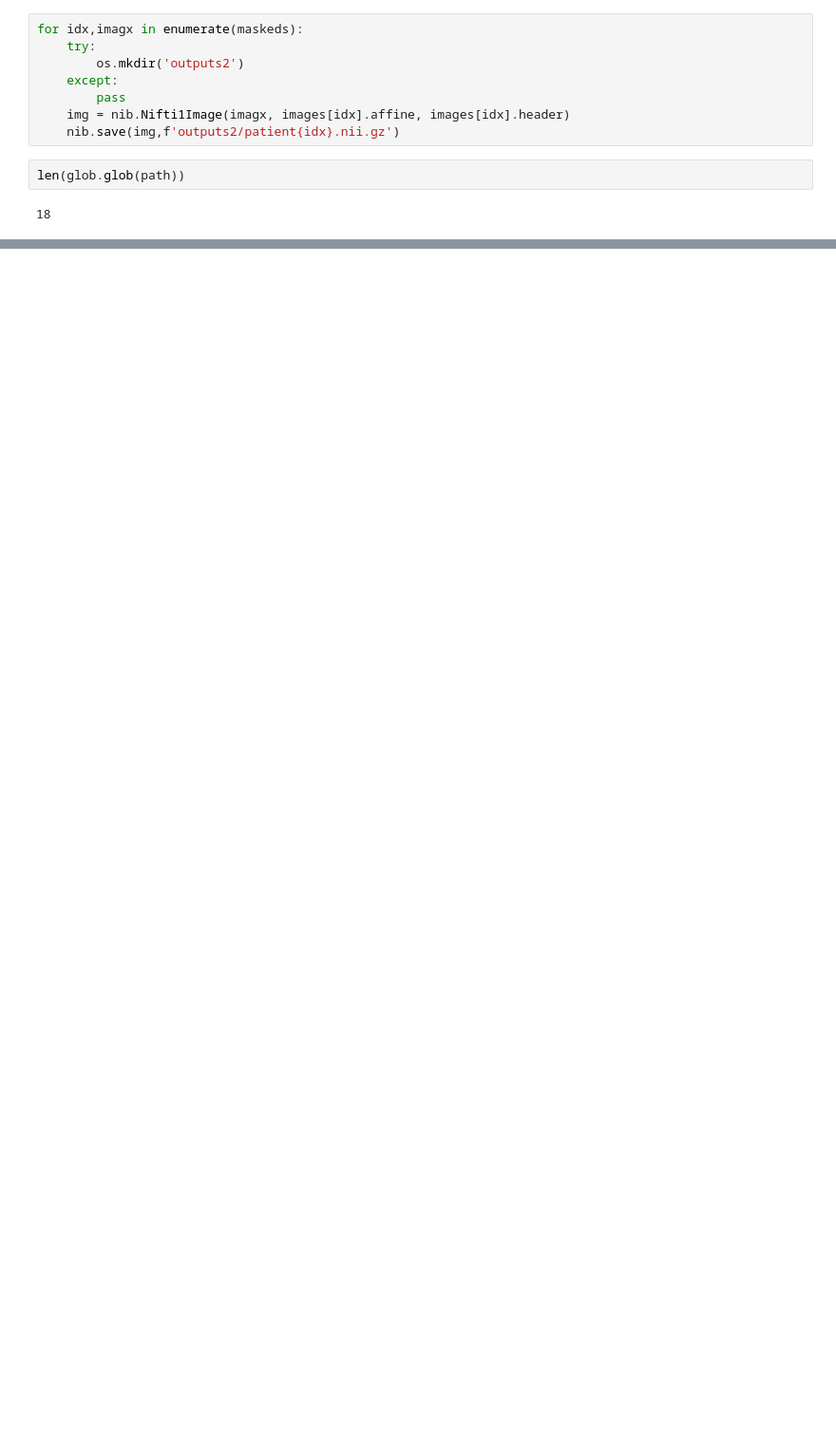
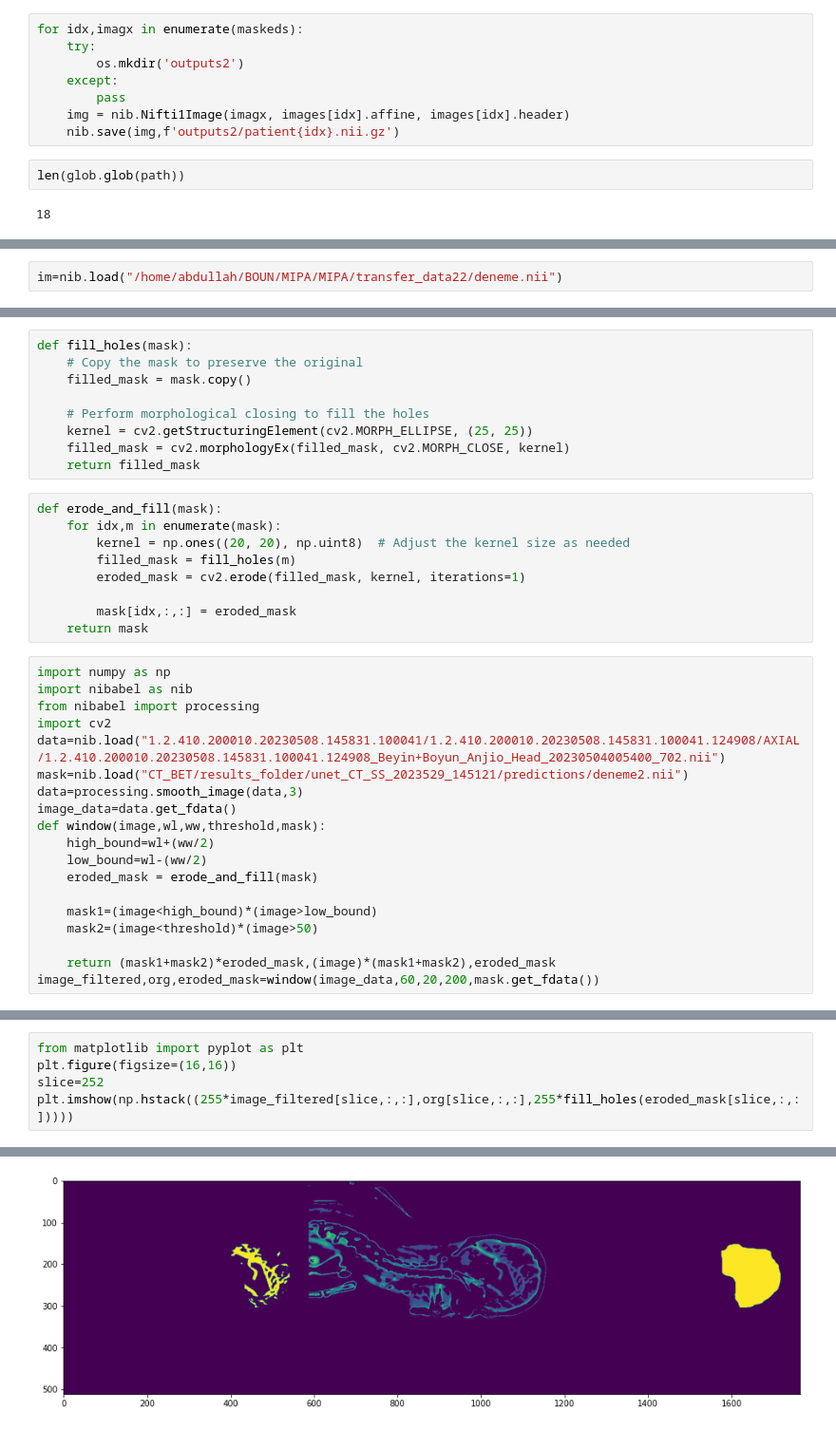
Before and after one commit to Computational-Imaging-LAB/MIPA-Stroke, a Jupyter notebook: preprocess_mask.ipynb, the cells around one changed output, grey strips where cells are left out. Shown at 95% size. Drawn from its saved outputs; the diff is of its cells as text; blank space fills up the shorter version.

```diff
--- a/preprocess_mask.ipynb
+++ b/preprocess_mask.ipynb
@@ -357,0 +371,2 @@ len(glob.glob(path))
+# %%
+im=nib.load("/home/abdullah/BOUN/MIPA/MIPA/transfer_data22/deneme.nii")
@@ -357,0 +378,37 @@ len(glob.glob(path))
+# %%
+def fill_holes(mask):
+    # Copy the mask to preserve the original
+    filled_mask = mask.copy()
+
+    # Perform morphological closing to fill the holes
+    kernel = cv2.getStructuringElement(cv2.MORPH_ELLIPSE, (25, 25))
+    filled_mask = cv2.morphologyEx(filled_mask, cv2.MORPH_CLOSE, kernel)
+    return filled_mask
+# %%
+def erode_and_fill(mask):
+    for idx,m in enumerate(mask):
+        kernel = np.ones((20, 20), np.uint8)  # Adjust the kernel size as needed
+        filled_mask = fill_holes(m)
+        eroded_mask = cv2.erode(filled_mask, kernel, iterations=1)
+
+        mask[idx,:,:] = eroded_mask
+    return mask
+# %%
+import numpy as np
+import nibabel as nib
+from nibabel import processing
+import cv2
+data=nib.load("1.2.410.200010.20230508.145831.100041/1.2.410.200010.20230508.145831.100041.124908/AXIAL/1.2.410.200010.20230508.145831.100041.124908_Beyin+Boyun_Anjio_Head_20230504005400_702.nii")
+mask=nib.load("CT_BET/results_folder/unet_CT_SS_2023529_145121/predictions/deneme2.nii")
+data=processing.smooth_image(data,3)
+image_data=data.get_fdata()
+def window(image,wl,ww,threshold,mask):
+    high_bound=wl+(ww/2)
+    low_bound=wl-(ww/2)
+    eroded_mask = erode_and_fill(mask)
+
+    mask1=(image<high_bound)*(image>low_bound)
+    mask2=(image<threshold)*(image>50)
+
+    return (mask1+mask2)*eroded_mask,(image)*(mask1+mask2),eroded_mask
+image_filtered,org,eroded_mask=window(image_data,60,20,200,mask.get_fdata())
@@ -357,0 +420,6 @@ len(glob.glob(path))
+# %%
+from matplotlib import pyplot as plt
+plt.figure(figsize=(16,16))
+slice=252
+plt.imshow(np.hstack((255*image_filtered[slice,:,:],org[slice,:,:],255*fill_holes(eroded_mask[slice,:,:]))))
+# %% [output]
@@ -357,0 +427 @@ len(glob.glob(path))
+[figure, added]
```
Also changed, not shown: parts of 9 cells of this notebook, 4 other files.
